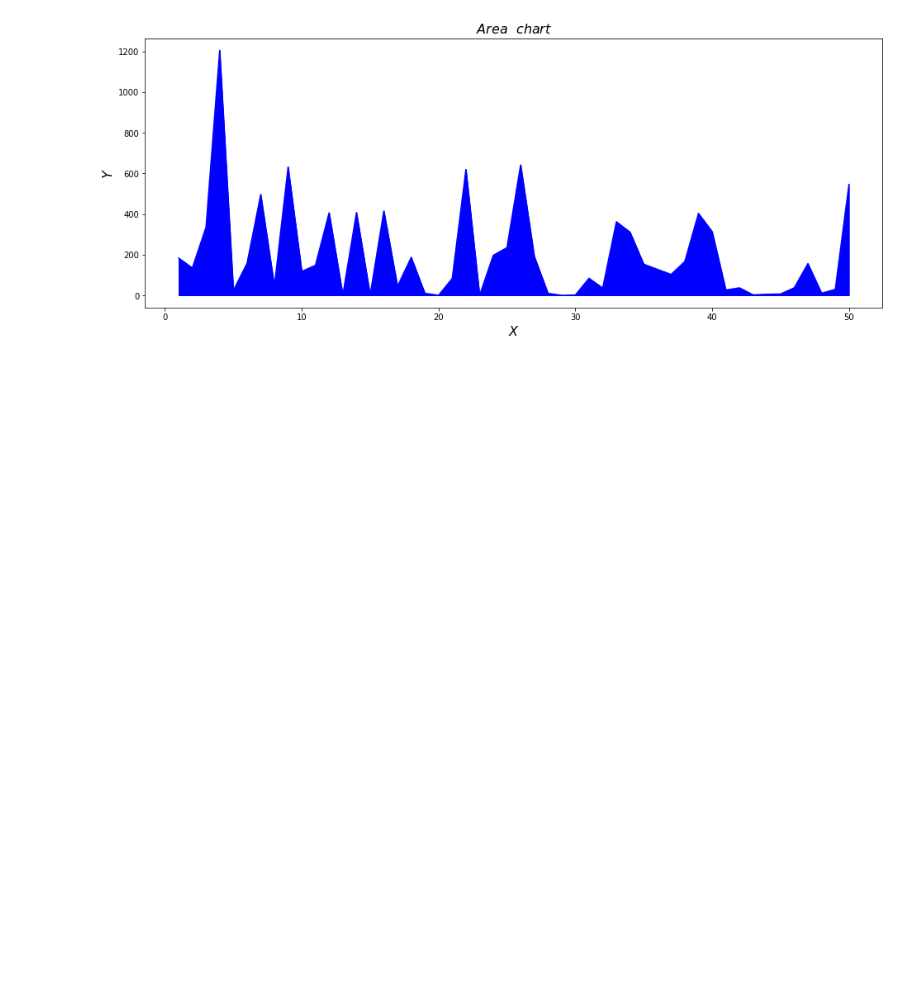
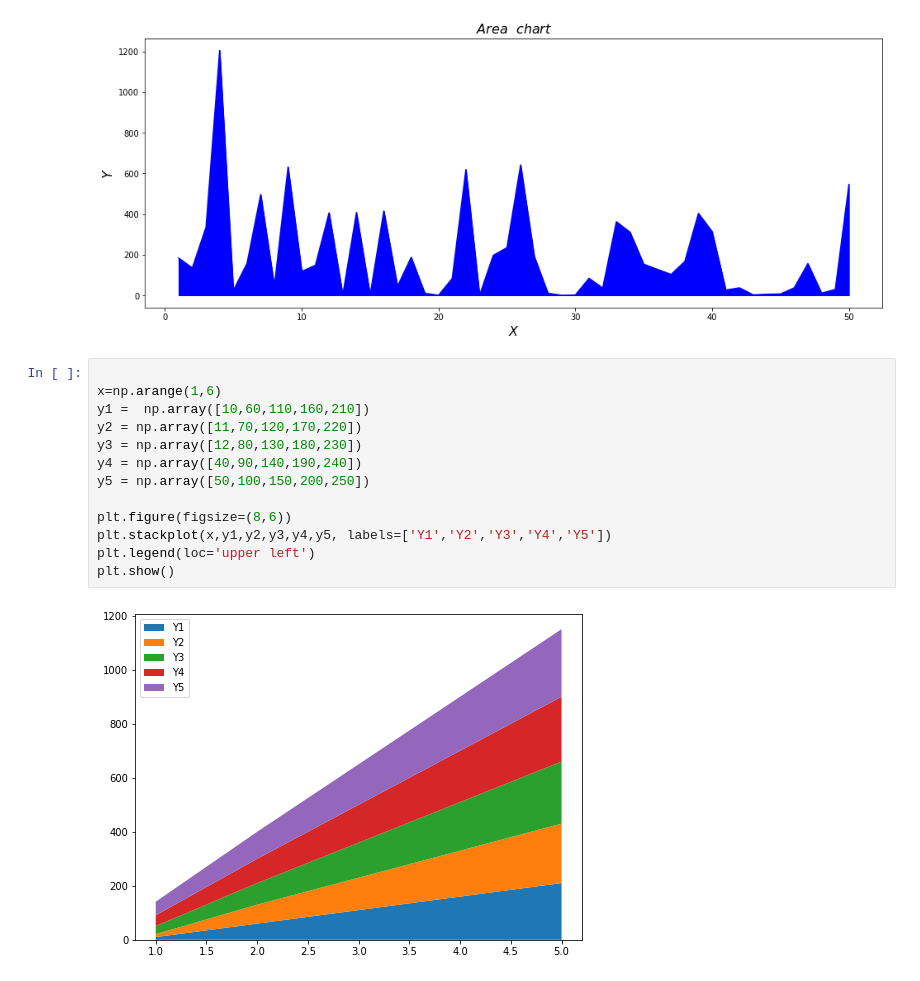
Before and after one commit to Madhu-Mitra/DS, a Jupyter notebook: Data visualization with matplotlib.ipynb, the cells around one changed output. Drawn from its saved outputs; the diff is of its cells as text; blank space fills up the shorter version.

```diff
--- a/Data visualization with matplotlib.ipynb
+++ b/Data visualization with matplotlib.ipynb
@@ -32,3 +32,18 @@ plt.ylabel("$Y$" , fontsize = 16)
 plt.show()
 # %% [output]
 [figure]
+# %%
+
+x=np.arange(1,6)
+y1 =  np.array([10,60,110,160,210])
+y2 = np.array([11,70,120,170,220])
+y3 = np.array([12,80,130,180,230])
+y4 = np.array([40,90,140,190,240])
+y5 = np.array([50,100,150,200,250])
+
+plt.figure(figsize=(8,6))
+plt.stackplot(x,y1,y2,y3,y4,y5, labels=['Y1','Y2','Y3','Y4','Y5'])
+plt.legend(loc='upper left')
+plt.show()
+# %% [output]
+[figure, added]
```
